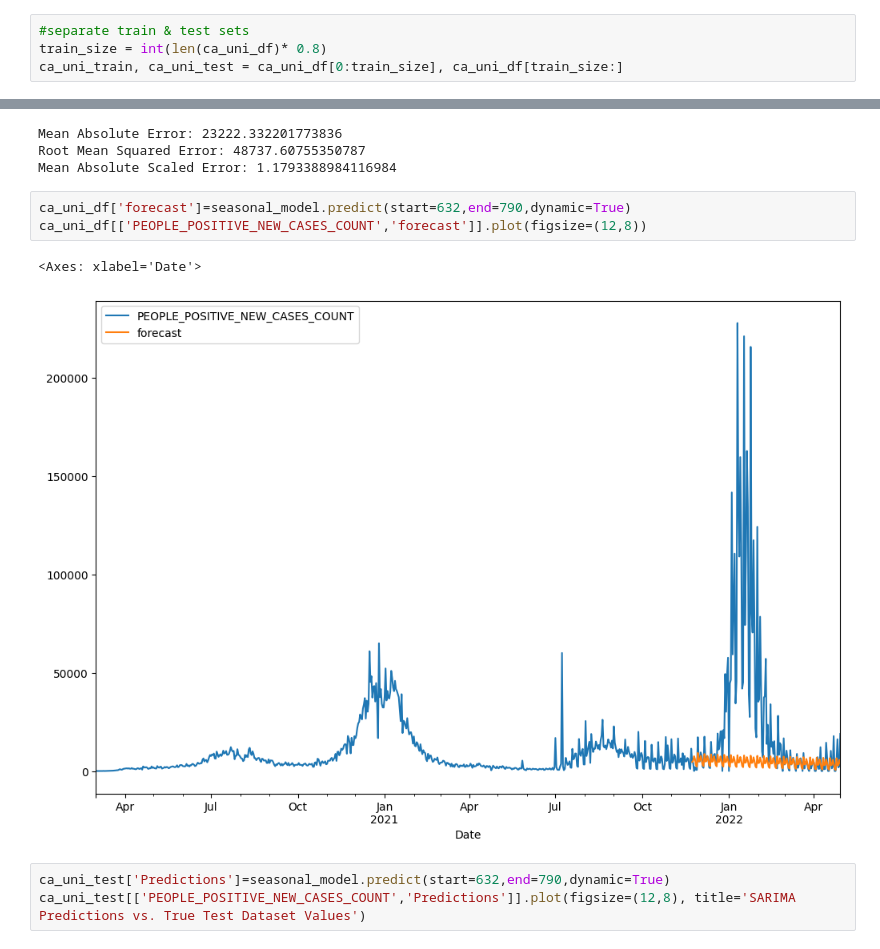
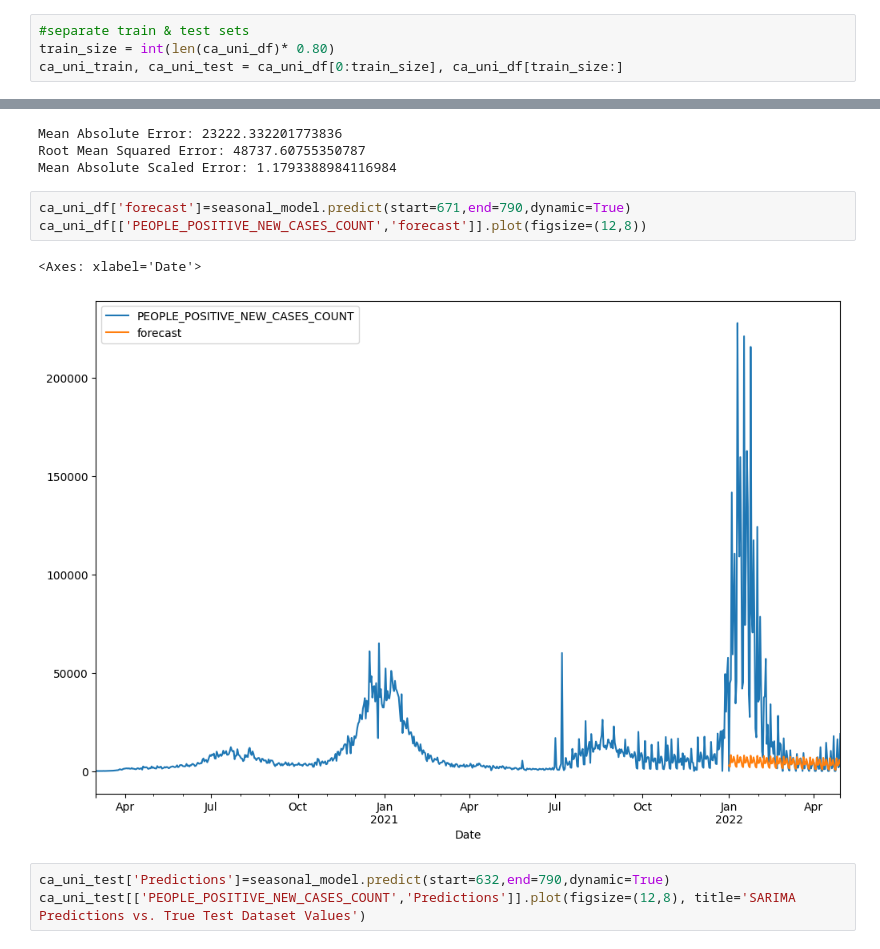
Before and after one commit to danielhe-nu/STAT390-Snowman, a Jupyter notebook: willem_univ_arima_seasonal_ca.ipynb, the cells around one changed output, grey strips where cells are left out. Saved outputs shown, nothing was run; the diff lists cells and outputs as text.

Commit message:
willem univariate seasonal arima models -ca

```diff
--- a/willem_univ_arima_seasonal_ca.ipynb
+++ b/willem_univ_arima_seasonal_ca.ipynb
@@ -36,7 +38,7 @@ ca_df = df.loc[df['PROVINCE_STATE_NAME'] == 'California']
 ca_uni_df = ca_df[['PEOPLE_POSITIVE_NEW_CASES_COUNT']]
 # %%
 #separate train & test sets
-train_size = int(len(ca_uni_df)* 0.8)
+train_size = int(len(ca_uni_df)* 0.80)
 ca_uni_train, ca_uni_test = ca_uni_df[0:train_size], ca_uni_df[train_size:]
 # %%
 #visualize the 80/20 train/test split
@@ -122,11 +110,11 @@ Mean Absolute Error: 23222.332201773836
 Root Mean Squared Error: 48737.60755350787
 Mean Absolute Scaled Error: 1.1793388984116984
 # %%
-ca_uni_df['forecast']=seasonal_model.predict(start=632,end=790,dynamic=True)
+ca_uni_df['forecast']=seasonal_model.predict(start=671,end=790,dynamic=True)
 ca_uni_df[['PEOPLE_POSITIVE_NEW_CASES_COUNT','forecast']].plot(figsize=(12,8))
 # %% [output]
 <Axes: xlabel='Date'>
-[figure, old version]
+[figure, new version]
 # %%
 ca_uni_test['Predictions']=seasonal_model.predict(start=632,end=790,dynamic=True)
 ca_uni_test[['PEOPLE_POSITIVE_NEW_CASES_COUNT','Predictions']].plot(figsize=(12,8), title='SARIMA Predictions vs. True Test Dataset Values')
```
Also changed, not shown: parts of 7 cells of this notebook.
